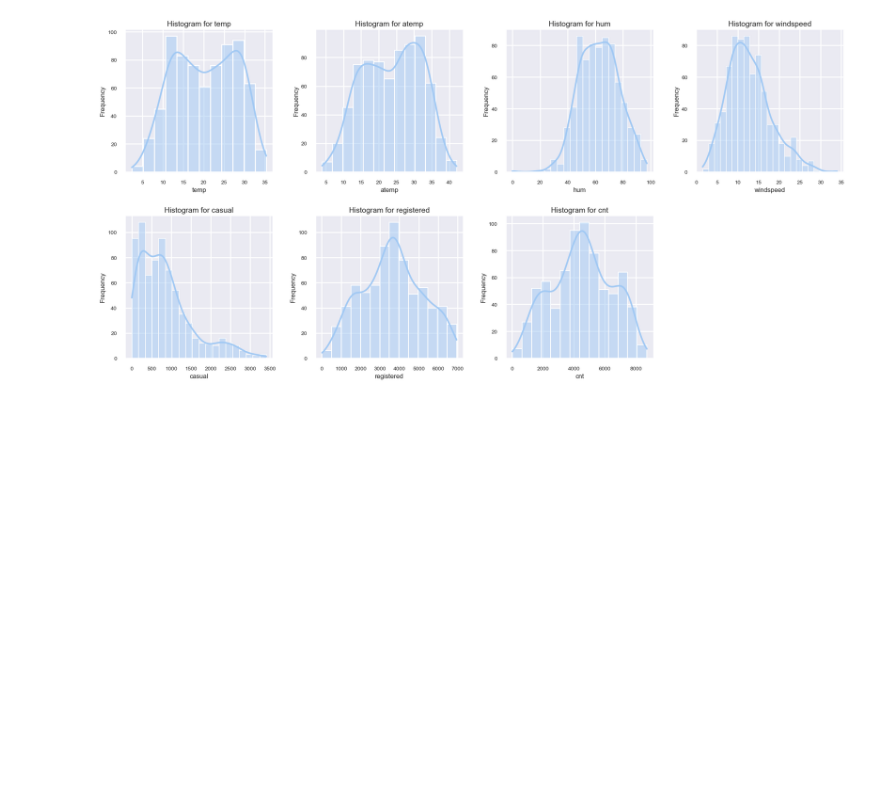
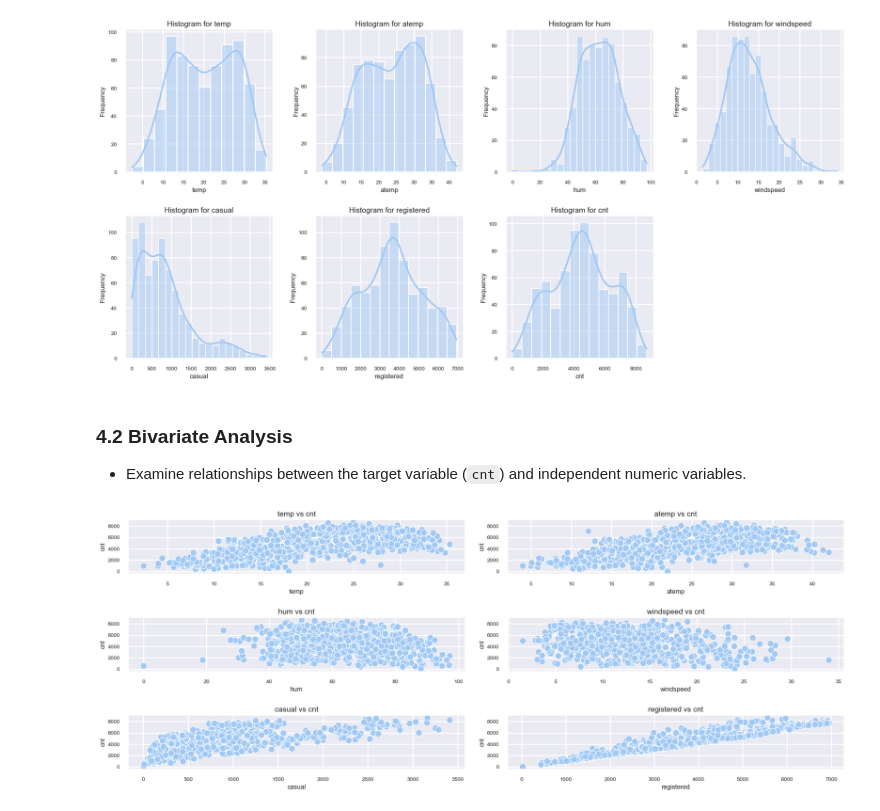
Before and after one commit to uvarajthulasiram/BikeSharingAssignment, a Jupyter notebook: LinearRegression.ipynb, the cells around one changed output. Cells and saved outputs as stored; diff of their text form; code cells hidden in the pictures; blank space fills up the shorter version.

Commit message:
Completed Exploratory Data Analysis

```diff
--- a/LinearRegression.ipynb
+++ b/LinearRegression.ipynb
@@ -261,3 +271,25 @@ plt.tight_layout()
 plt.show()
 # %% [output]
 [figure]
+# %% [markdown]
+### **4.2 Bivariate Analysis**
+- Examine relationships between the target variable (`cnt`) and independent numeric variables.
+# %%
+fig, axes = plt.subplots(len(num_columns) - 1, 2, figsize=(20, 5 * (len(num_columns) - 1) // 2))
+axes = axes.flatten()
+
+for i, col in enumerate(num_columns[:-1]):
+    sns.scatterplot(data=df, x=col, y='cnt', ax=axes[i])
+    axes[i].set_title(f'{col} vs cnt')
+    axes[i].set_xlabel(col)
+    axes[i].set_ylabel('cnt')
+
+# Hide extra axes
+for i in range(len(num_columns) - 1, len(axes)):
+    axes[i].set_visible(False)
+
+plt.xticks(rotation=45)
+plt.tight_layout()
+plt.show()
+# %% [output]
+[figure, added]
```
Also changed, not shown: parts of 7 cells of this notebook.
